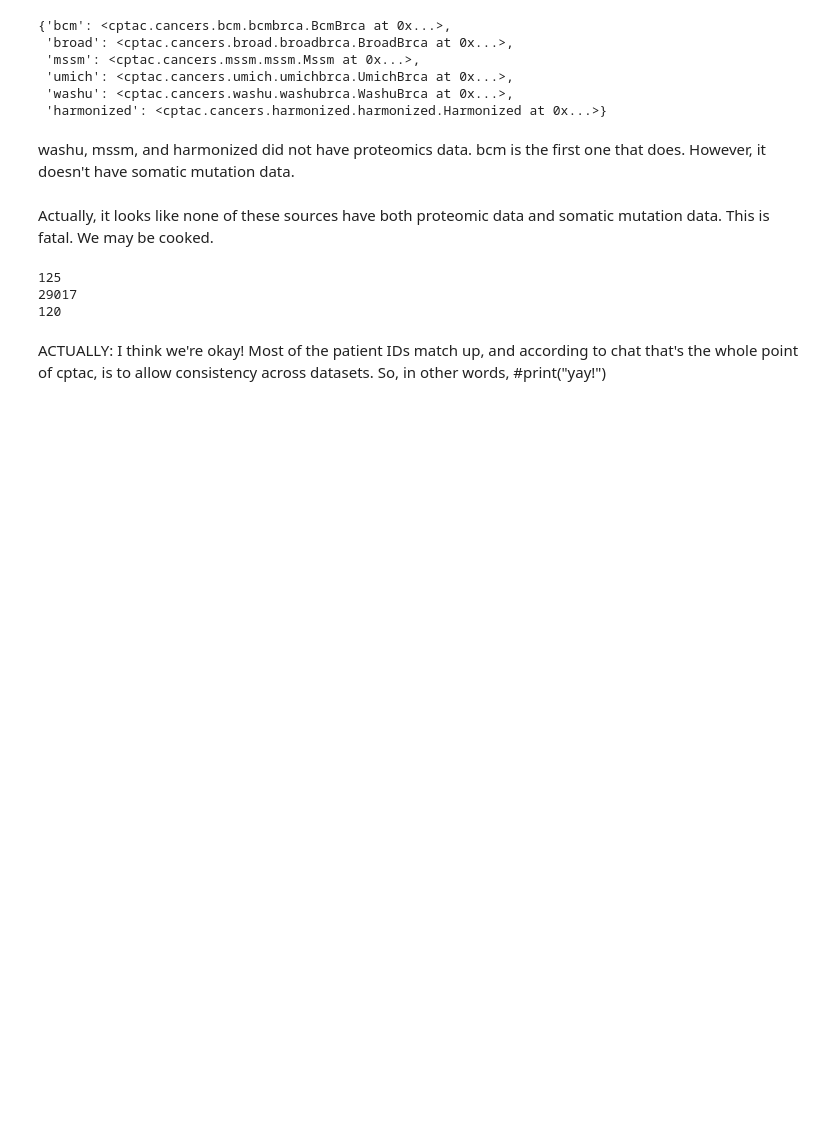
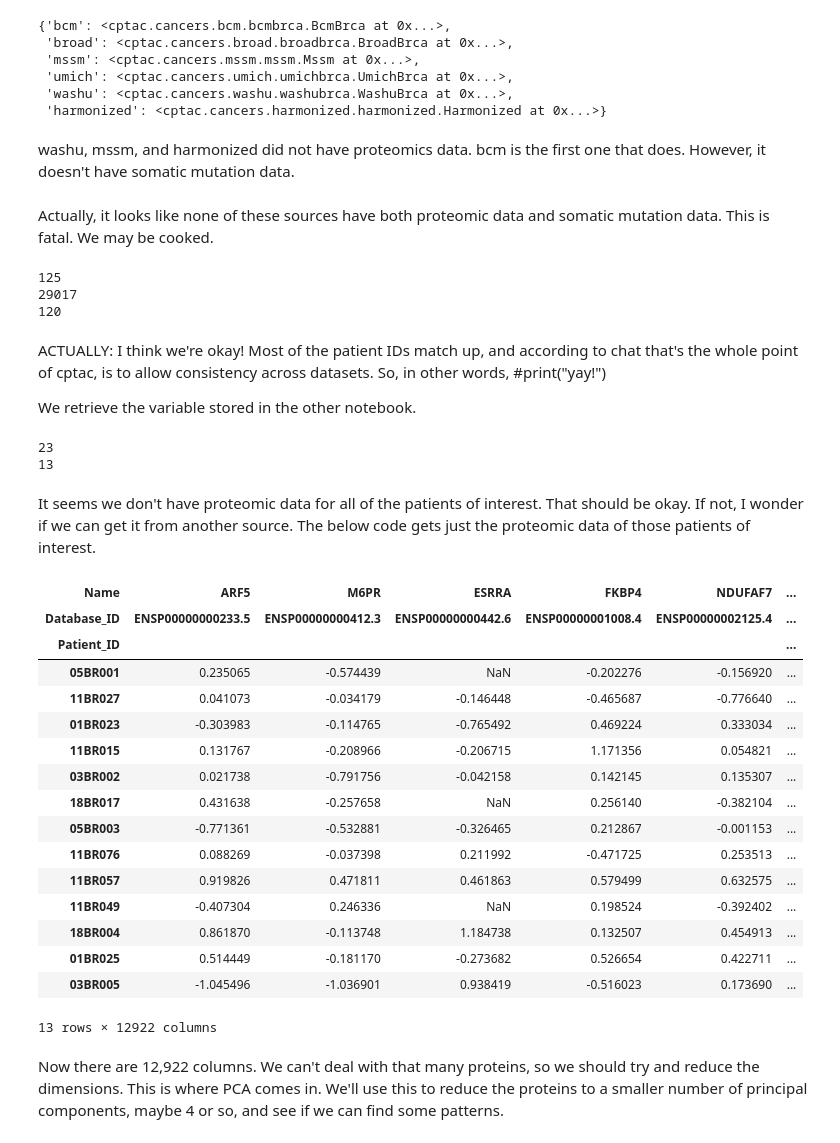
Before and after one commit to abbymuir47/bio362_finalproject, a Jupyter notebook: brca_proteomics.ipynb, the cells around one changed output. Saved outputs shown, nothing was run; the diff lists cells and outputs as text; code cells hidden in the pictures; blank space fills up the shorter version.

Commit message:
Fetching proteomic data of patients of interest

```diff
--- a/brca_proteomics.ipynb
+++ b/brca_proteomics.ipynb
@@ -57,3 +57,38 @@ print(len(set(patient_ids).intersection(set(mut_ids))))
 120
 # %% [markdown]
 ACTUALLY: I think we're okay! Most of the patient IDs match up, and according to chat that's the whole point of cptac, is to allow consistency across datasets. So, in other words, #print("yay!")
+
+We retrieve the variable stored in the other notebook.
+# %%
+%store -r patients_without_driver_mutations
+print(len(patients_without_driver_mutations))
+patient_ids_of_interest = set(patient_ids).intersection(set(patients_without_driver_mutations))
+print(len(patient_ids_of_interest))
+# %% [output]
+23
+13
+# %% [markdown]
+It seems we don't have proteomic data for all of the patients of interest. That should be okay. If not, I wonder if we can get it from another source.
+The below code gets just the proteomic data of those patients of interest.
+# %%
+br_prot.loc[list(patient_ids_of_interest)]
+# %% [output]
+| Name | ARF5 | M6PR | ESRRA | FKBP4 | NDUFAF7 | ... |
+| Database_ID | ENSP00000000233.5 | ENSP00000000412.3 | ENSP00000000442.6 | ENSP00000001008.4 | ENSP00000002125.4 | ... |
+| Patient_ID |  |  |  |  |  | ... |
+| 05BR001 | 0.235065 | -0.574439 | NaN | -0.202276 | -0.156920 | ... |
+| 11BR027 | 0.041073 | -0.034179 | -0.146448 | -0.465687 | -0.776640 | ... |
+| 01BR023 | -0.303983 | -0.114765 | -0.765492 | 0.469224 | 0.333034 | ... |
+| 11BR015 | 0.131767 | -0.208966 | -0.206715 | 1.171356 | 0.054821 | ... |
+| 03BR002 | 0.021738 | -0.791756 | -0.042158 | 0.142145 | 0.135307 | ... |
+| 18BR017 | 0.431638 | -0.257658 | NaN | 0.256140 | -0.382104 | ... |
+| 05BR003 | -0.771361 | -0.532881 | -0.326465 | 0.212867 | -0.001153 | ... |
+| 11BR076 | 0.088269 | -0.037398 | 0.211992 | -0.471725 | 0.253513 | ... |
+| 11BR057 | 0.919826 | 0.471811 | 0.461863 | 0.579499 | 0.632575 | ... |
+| 11BR049 | -0.407304 | 0.246336 | NaN | 0.198524 | -0.392402 | ... |
+| 18BR004 | 0.861870 | -0.113748 | 1.184738 | 0.132507 | 0.454913 | ... |
+| 01BR025 | 0.514449 | -0.181170 | -0.273682 | 0.526654 | 0.422711 | ... |
+| 03BR005 | -1.045496 | -1.036901 | 0.938419 | -0.516023 | 0.173690 | ... |
+13 rows × 12922 columns
+# %% [markdown]
+Now there are 12,922 columns. We can't deal with that many proteins, so we should try and reduce the dimensions. This is where PCA comes in. We'll use this to reduce the proteins to a smaller number of principal components, maybe 4 or so, and see if we can find some patterns.
```
Also changed, not shown: 2 other files.
